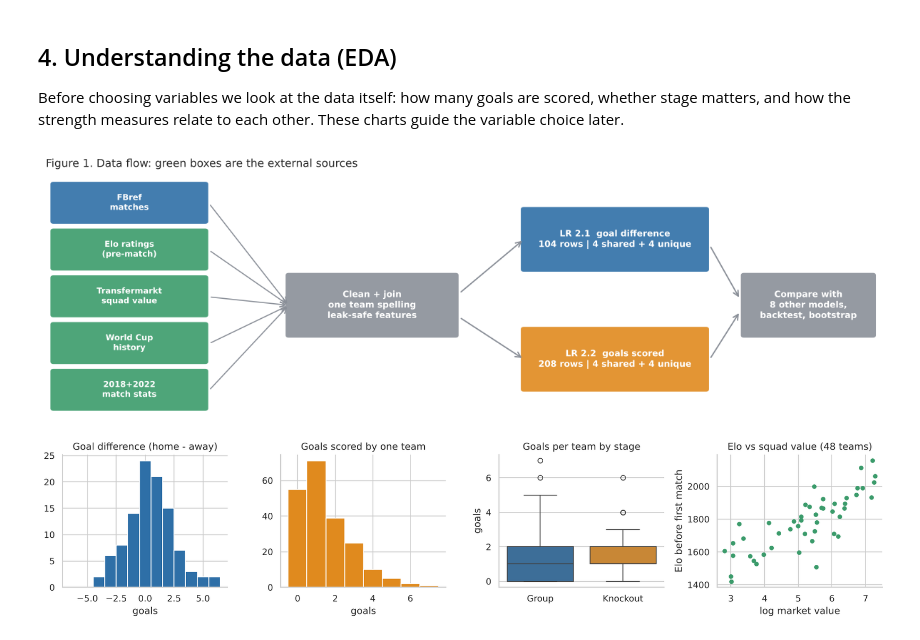
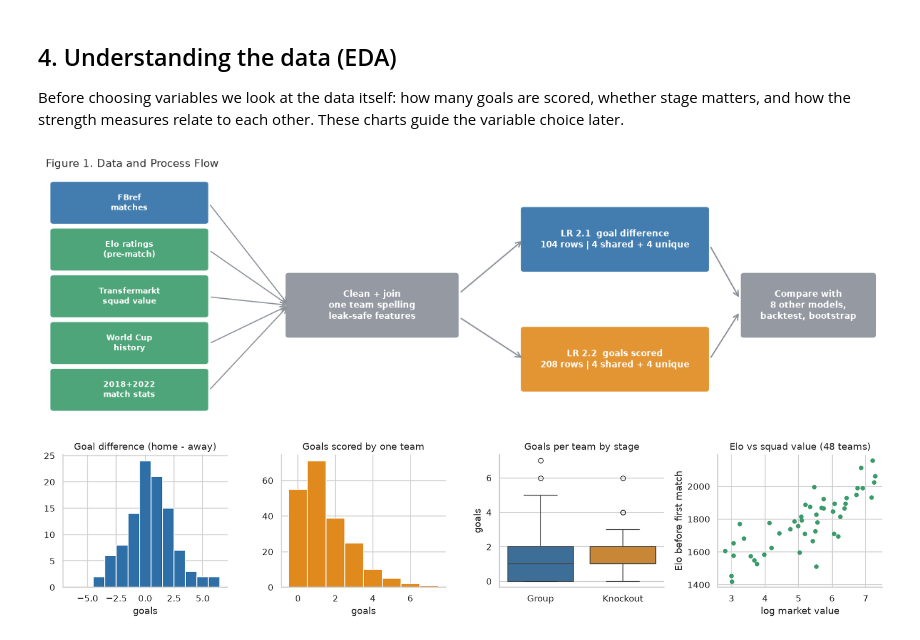
Before and after one commit to rupeshghimire7/HIT140_WorldCup_GA2, a Jupyter notebook: FINAL_SUBMISSION_CODE_DOCS/notebook/HIT140_Objective2_Analysis.ipynb, the cells around one changed output. Cells and saved outputs as stored; diff of their text form; code cells hidden in the pictures.

```diff
--- a/FINAL_SUBMISSION_CODE_DOCS/notebook/HIT140_Objective2_Analysis.ipynb
+++ b/FINAL_SUBMISSION_CODE_DOCS/notebook/HIT140_Objective2_Analysis.ipynb
@@ -322,25 +303,25 @@ Before choosing variables we look at the data itself: how many goals are scored,
 # %%
 # Figure 1: how the six sources feed the two models (a simple diagram)
 fig, ax = plt.subplots(figsize=(11, 3.6)); ax.axis("off"); ax.set_xlim(0, 11); ax.set_ylim(0, 4)
 def box(x, y, w, h, text, color, fs=8):
     ax.add_patch(FancyBboxPatch((x, y), w, h, boxstyle="round,pad=0.04", fc=color, ec="none", alpha=.9))
     ax.text(x + w / 2, y + h / 2, text, ha="center", va="center", fontsize=fs, color="white", weight="bold")
 srcs = [("FBref\nmatches", BLUE), ("Elo ratings\n(pre-match)", GREEN), ("Transfermarkt\nsquad value", GREEN), ("World Cup\nhistory", GREEN), ("2018+2022\nmatch stats", GREEN)]
 for i, (t_, c_) in enumerate(srcs):
     box(0.1, 3.2 - i * 0.78, 2.0, 0.62, t_, c_, 7.5)
     ax.annotate("", xy=(3.2, 1.8), xytext=(2.15, 3.5 - i * 0.78), arrowprops=dict(arrowstyle="->", color=GREY, lw=1))
 box(3.2, 1.3, 2.2, 1.0, "Clean + join\none team spelling\nleak-safe features", GREY, 8)
 ax.annotate("", xy=(6.3, 2.9), xytext=(5.45, 2.0), arrowprops=dict(arrowstyle="->", color=GREY, lw=1.2))
 ax.annotate("", xy=(6.3, 0.9), xytext=(5.45, 1.6), arrowprops=dict(arrowstyle="->", color=GREY, lw=1.2))
 box(6.3, 2.4, 2.4, 1.0, "LR 2.1  goal difference\n104 rows | 4 shared + 4 unique", BLUE, 8)
 box(6.3, 0.4, 2.4, 1.0, "LR 2.2  goals scored\n208 rows | 4 shared + 4 unique", ORANGE, 8)
 box(9.2, 1.3, 1.7, 1.0, "Compare with\n8 other models,\nbacktest, bootstrap", GREY, 8)
 ax.annotate("", xy=(9.15, 1.9), xytext=(8.75, 2.8), arrowprops=dict(arrowstyle="->", color=GREY, lw=1.2))
 ax.annotate("", xy=(9.15, 1.7), xytext=(8.75, 0.9), arrowprops=dict(arrowstyle="->", color=GREY, lw=1.2))
-ax.set_title("Figure 1. Data flow: green boxes are the external sources", fontsize=10, loc="left")
+ax.set_title("Figure 1. Data and Process Flow", fontsize=10, loc="left")
 plt.tight_layout(); plt.savefig(OUT / "figures/fig1_data_flow.png", dpi=200); plt.show()
 # %% [output]
-[figure, old version]
+[figure, new version]
 # %%
 # Figure 2: the two targets, stage differences, and how strong the strength measures are linked
 long_goals = pd.concat([df[["stage", "home_goals"]].rename(columns={"home_goals": "goals"}), df[["stage", "away_goals"]].rename(columns={"away_goals": "goals"})])
```
Also changed, not shown: parts of 6 cells of this notebook, 12 other files.
